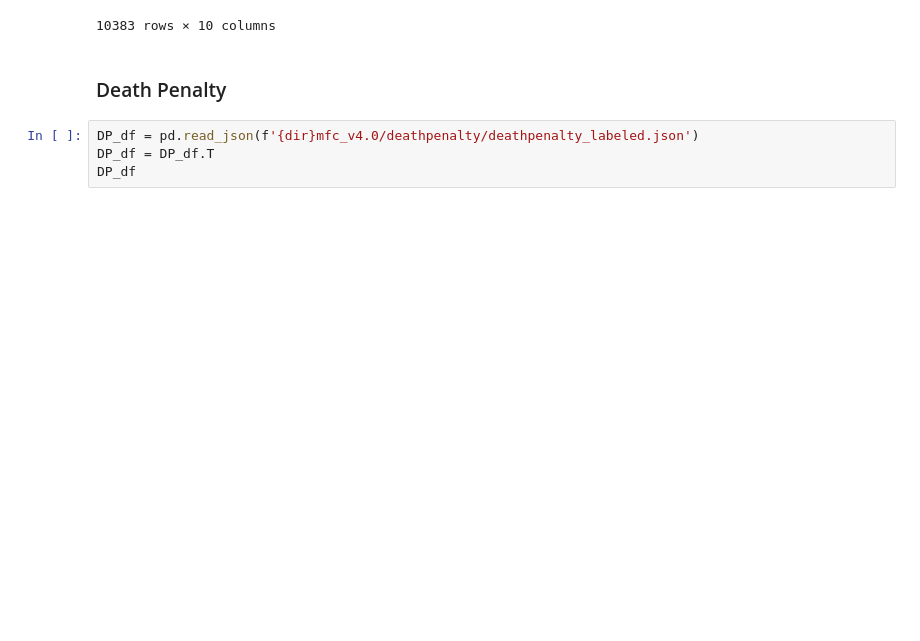
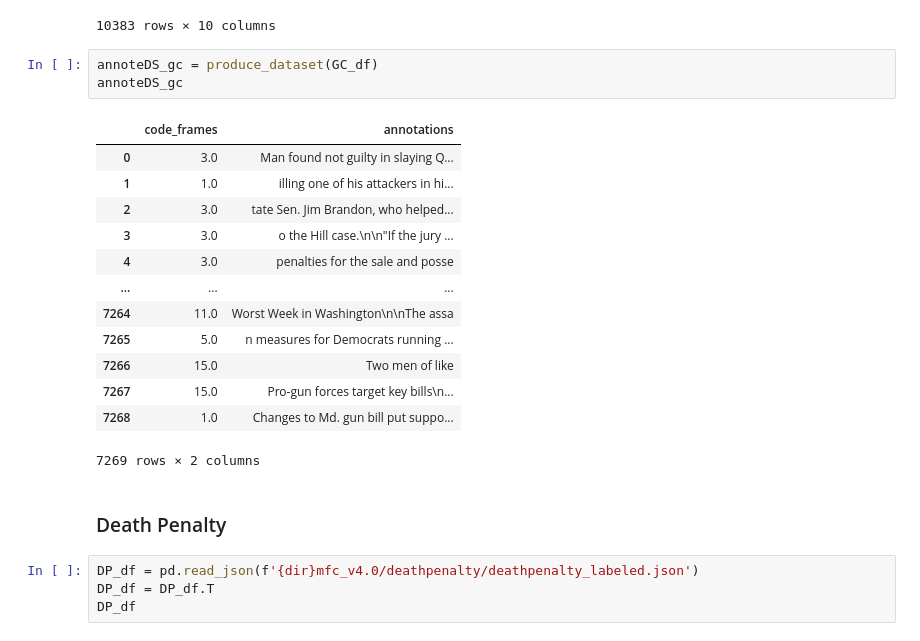
Before and after one commit to jmlDC/MARISOL-Thesis22-23, a Jupyter notebook: MFC.ipynb, the cells around one changed output. Cells and saved outputs as stored; diff of their text form; blank space fills up the shorter version.

```diff
--- a/MFC.ipynb
+++ b/MFC.ipynb
@@ -137,6 +141,23 @@ GC_df
 | gun_control1.0-9990 | {'framing': {'jade_129.0_r': [{'c... | 7.1 | 0 | 5.2 | 17 | GUN-9990\n\nPRIMARY\n\nEX-SHERIFF... | 2004 | 1 | ... |
 | gun_control1.0-9992 | {'framing': {'nick_117.0_r': [{'c... | 7.1 | 0 | 7.2 | 19 | GUN-9992\n\nPRIMARY\n\nConcerted ... | 2004 | 1 | ... |
 10383 rows × 10 columns
+# %%
+annoteDS_gc = produce_dataset(GC_df)
+annoteDS_gc
+# %% [output]
+|  | code_frames | annotations |
+| 0 | 3.0 | Man found not guilty in slaying Q... |
+| 1 | 1.0 | illing one of his attackers in hi... |
+| 2 | 3.0 | tate Sen. Jim Brandon, who helped... |
+| 3 | 3.0 | o the Hill case.\n\n"If the jury ... |
+| 4 | 3.0 | penalties for the sale and posse |
+| ... | ... | ... |
+| 7264 | 11.0 | Worst Week in Washington\n\nThe assa |
+| 7265 | 5.0 | n measures for Democrats running ... |
+| 7266 | 15.0 | Two men of like |
+| 7267 | 15.0 | Pro-gun forces target key bills\n... |
+| 7268 | 1.0 | Changes to Md. gun bill put suppo... |
+7269 rows × 2 columns
 # %% [markdown]
 ### Death Penalty
 # %%
```
Also changed, not shown: parts of 15 cells of this notebook.
